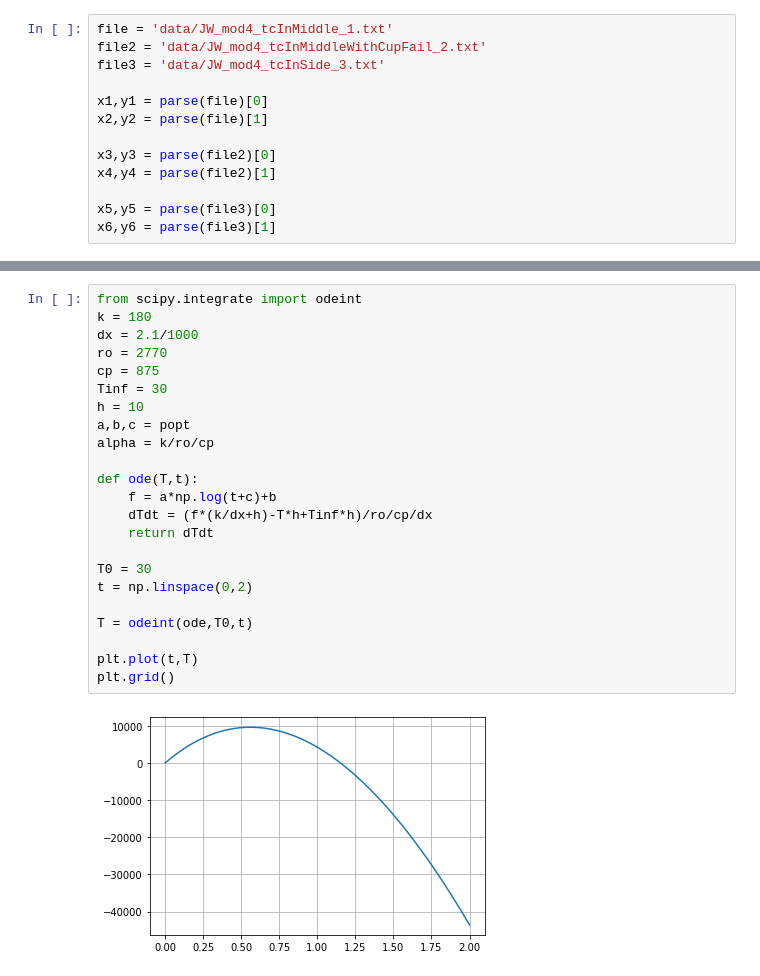
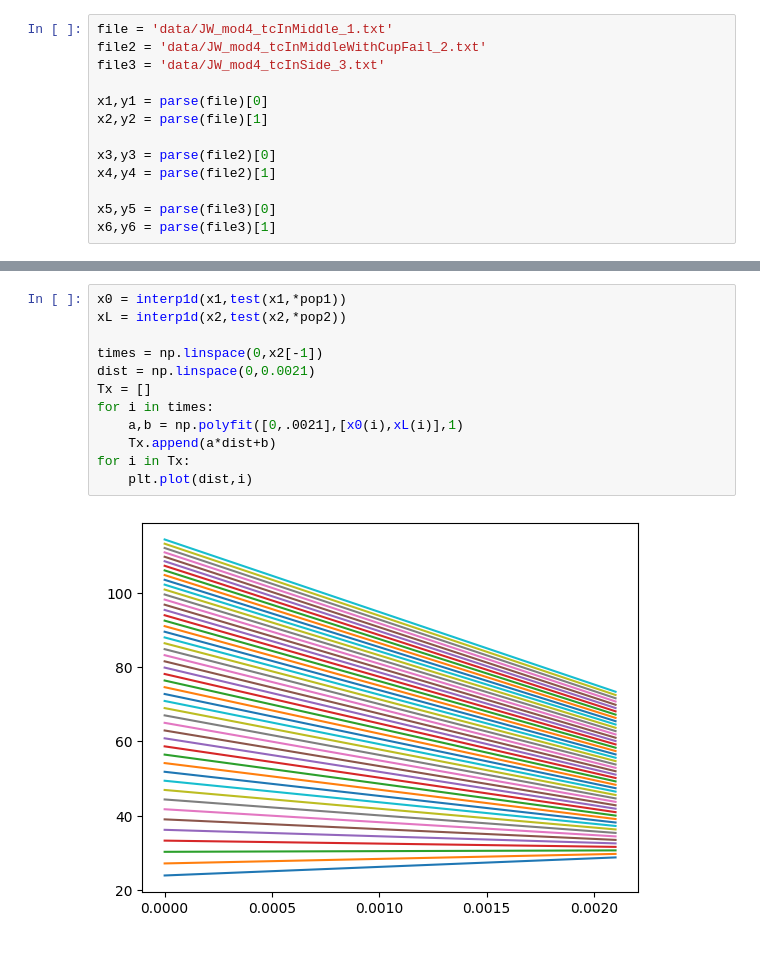
Before and after one commit to joshlwhitehead/work, a Jupyter notebook: analysis/heat/dataqstuff/modelV4/looseTC.ipynb, the cells around one changed output, grey strips where cells are left out. Cells and saved outputs as stored; diff of their text form.

```diff
--- a/analysis/heat/dataqstuff/modelV4/looseTC.ipynb
+++ b/analysis/heat/dataqstuff/modelV4/looseTC.ipynb
@@ -175,25 +82,14 @@ print(test(4,*popt))#/-.0021)
-# %%
-from scipy.integrate import odeint
-k = 180
-dx = 2.1/1000
-ro = 2770
-cp = 875
-Tinf = 30
-h = 10
-a,b,c = popt
-alpha = k/ro/cp
-
-def ode(T,t):
-    f = a*np.log(t+c)+b
-    dTdt = (f*(k/dx+h)-T*h+Tinf*h)/ro/cp/dx
-    return dTdt
-
-T0 = 30
-t = np.linspace(0,2)
-
-T = odeint(ode,T0,t)
-
-plt.plot(t,T)
-plt.grid()
-# %% [output]
-[figure, removed]
+# %%
+x0 = interp1d(x1,test(x1,*pop1))
+xL = interp1d(x2,test(x2,*pop2))
+
+times = np.linspace(0,x2[-1])
+dist = np.linspace(0,0.0021)
+Tx = []
+for i in times:
+    a,b = np.polyfit([0,.0021],[x0(i),xL(i)],1)
+    Tx.append(a*dist+b)
+for i in Tx:
+    plt.plot(dist,i)
+# %% [output]
+[figure, added]
```
Also changed, not shown: parts of 7 cells of this notebook, 1 other file.
